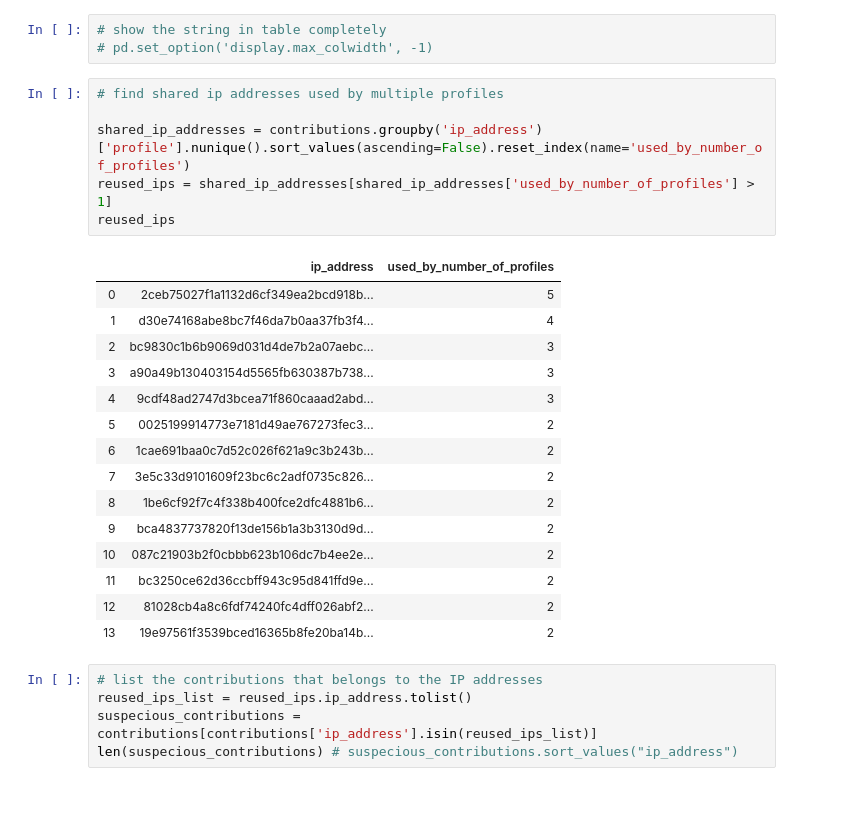
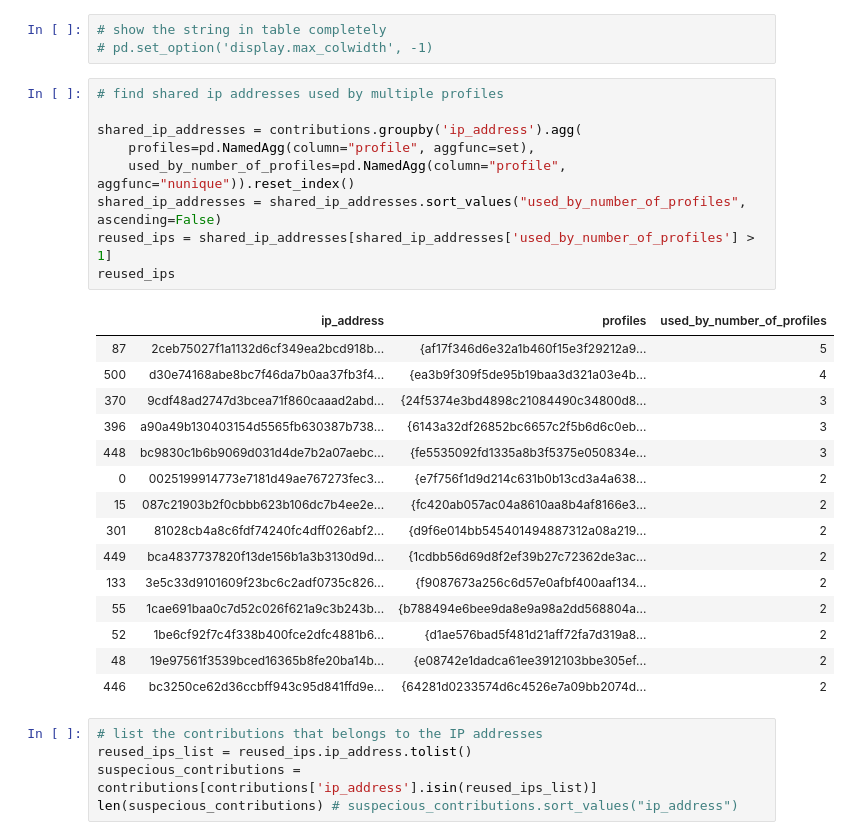
Before and after one commit to think-in-universe/gitcoin-grants-analysis, a Jupyter notebook: analysis.ipynb, the cells around one changed output. Cells and saved outputs as stored; diff of their text form; blank space fills up the shorter version.

```diff
--- a/analysis.ipynb
+++ b/analysis.ipynb
@@ -390,25 +390,28 @@ By linking the IP addresses with grants, we could find **14** groups of grants t
 # %%
 # find shared ip addresses used by multiple profiles
 
-shared_ip_addresses = contributions.groupby('ip_address')['profile'].nunique().sort_values(ascending=False).reset_index(name='used_by_number_of_profiles')
+shared_ip_addresses = contributions.groupby('ip_address').agg(
+    profiles=pd.NamedAgg(column="profile", aggfunc=set),
+    used_by_number_of_profiles=pd.NamedAgg(column="profile", aggfunc="nunique")).reset_index()
+shared_ip_addresses = shared_ip_addresses.sort_values("used_by_number_of_profiles", ascending=False)
 reused_ips = shared_ip_addresses[shared_ip_addresses['used_by_number_of_profiles'] > 1]
 reused_ips
 # %% [output]
-|  | ip_address | used_by_number_of_profiles |
-| 0 | 2ceb75027f1a1132d6cf349ea2bcd918b... | 5 |
-| 1 | d30e74168abe8bc7f46da7b0aa37fb3f4... | 4 |
-| 2 | bc9830c1b6b9069d031d4de7b2a07aebc... | 3 |
-| 3 | a90a49b130403154d5565fb630387b738... | 3 |
-| 4 | 9cdf48ad2747d3bcea71f860caaad2abd... | 3 |
-| 5 | 0025199914773e7181d49ae767273fec3... | 2 |
-| 6 | 1cae691baa0c7d52c026f621a9c3b243b... | 2 |
-| 7 | 3e5c33d9101609f23bc6c2adf0735c826... | 2 |
-| 8 | 1be6cf92f7c4f338b400fce2dfc4881b6... | 2 |
-| 9 | bca4837737820f13de156b1a3b3130d9d... | 2 |
-| 10 | 087c21903b2f0cbbb623b106dc7b4ee2e... | 2 |
-| 11 | bc3250ce62d36ccbff943c95d841ffd9e... | 2 |
-| 12 | 81028cb4a8c6fdf74240fc4dff026abf2... | 2 |
-| 13 | 19e97561f3539bced16365b8fe20ba14b... | 2 |
+|  | ip_address | profiles | used_by_number_of_profiles |
+| 87 | 2ceb75027f1a1132d6cf349ea2bcd918b... | {af17f346d6e32a1b460f15e3f29212a9... | 5 |
+| 500 | d30e74168abe8bc7f46da7b0aa37fb3f4... | {ea3b9f309f5de95b19baa3d321a03e4b... | 4 |
+| 370 | 9cdf48ad2747d3bcea71f860caaad2abd... | {24f5374e3bd4898c21084490c34800d8... | 3 |
+| 396 | a90a49b130403154d5565fb630387b738... | {6143a32df26852bc6657c2f5b6d6c0eb... | 3 |
+| 448 | bc9830c1b6b9069d031d4de7b2a07aebc... | {fe5535092fd1335a8b3f5375e050834e... | 3 |
+| 0 | 0025199914773e7181d49ae767273fec3... | {e7f756f1d9d214c631b0b13cd3a4a638... | 2 |
+| 15 | 087c21903b2f0cbbb623b106dc7b4ee2e... | {fc420ab057ac04a8610aa8b4af8166e3... | 2 |
+| 301 | 81028cb4a8c6fdf74240fc4dff026abf2... | {d9f6e014bb545401494887312a08a219... | 2 |
+| 449 | bca4837737820f13de156b1a3b3130d9d... | {1cdbb56d69d8f2ef39b27c72362de3ac... | 2 |
+| 133 | 3e5c33d9101609f23bc6c2adf0735c826... | {f9087673a256c6d57e0afbf400aaf134... | 2 |
+| 55 | 1cae691baa0c7d52c026f621a9c3b243b... | {b788494e6bee9da8e9a98a2dd568804a... | 2 |
+| 52 | 1be6cf92f7c4f338b400fce2dfc4881b6... | {d1ae576bad5f481d21aff72fa7d319a8... | 2 |
+| 48 | 19e97561f3539bced16365b8fe20ba14b... | {e08742e1dadca61ee3912103bbe305ef... | 2 |
+| 446 | bc3250ce62d36ccbff943c95d841ffd9e... | {64281d0233574d6c4526e7a09bb2074d... | 2 |
 # %%
 # list the contributions that belongs to the IP addresses
 reused_ips_list = reused_ips.ip_address.tolist()
```
Also changed, not shown: parts of 11 cells of this notebook.
